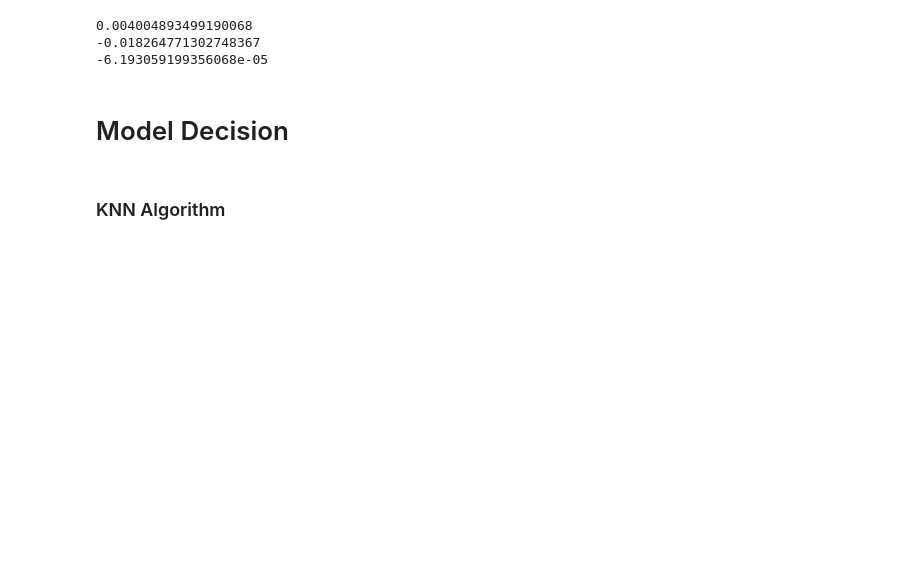
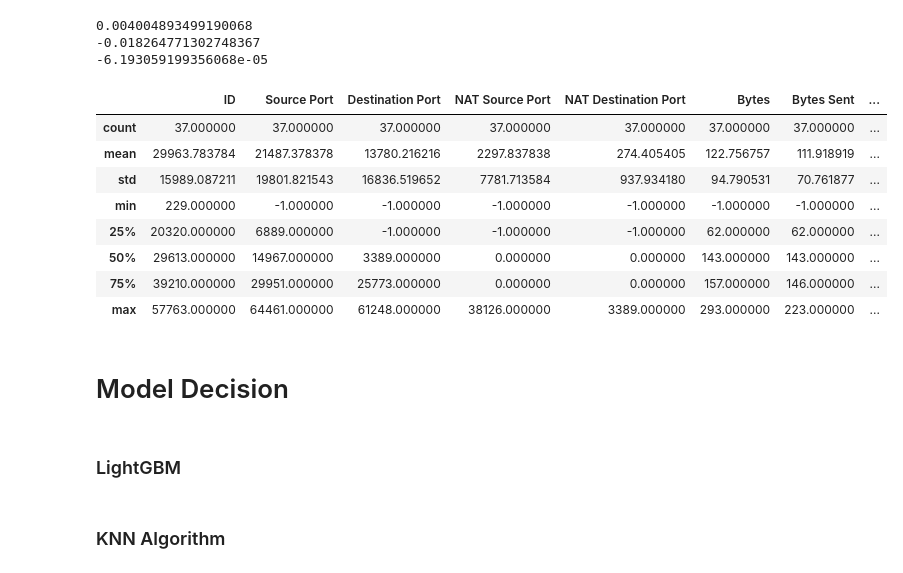
Before and after one commit to hruthiksiva/DataScience-Competitions, a Jupyter notebook: enigma_datathon.ipynb, the cells around one changed output. Drawn from its saved outputs; the diff is of its cells as text; code cells hidden in the pictures; blank space fills up the shorter version.

```diff
--- a/enigma_datathon.ipynb
+++ b/enigma_datathon.ipynb
@@ -55,0 +197,3 @@ memory usage: 4.5+ MB
+# %%
+for i in df.columns:
+  print(df[df[i].isnull()].shape)
@@ -70,3 +227,6 @@ pkts_sent               9203
 pkts_received           9159
 Action                     0
 dtype: int64
+# %%
+df=pd.read_csv('train1.csv')
+df2=pd.read_csv('test1.csv')
@@ -90,0 +264,3 @@ Name: Action, dtype: float64
+# %%
+for i in range(len(df)) :
+        df.loc[i,"nancount"]= df.iloc[i].isnull().sum()
@@ -140,5 +328,19 @@ print(df['ID'].corr(df['Action']))
 0.004004893499190068
 -0.018264771302748367
 -6.193059199356068e-05
+# %%
+df[df['Action']==3].describe()
+# %% [output]
+|  | ID | Source Port | Destination Port | NAT Source Port | NAT Destination Port | Bytes | Bytes Sent | ... |
+| count | 37.000000 | 37.000000 | 37.000000 | 37.000000 | 37.000000 | 37.000000 | 37.000000 | ... |
+| mean | 29963.783784 | 21487.378378 | 13780.216216 | 2297.837838 | 274.405405 | 122.756757 | 111.918919 | ... |
+| std | 15989.087211 | 19801.821543 | 16836.519652 | 7781.713584 | 937.934180 | 94.790531 | 70.761877 | ... |
+| min | 229.000000 | -1.000000 | -1.000000 | -1.000000 | -1.000000 | -1.000000 | -1.000000 | ... |
+| 25% | 20320.000000 | 6889.000000 | -1.000000 | -1.000000 | -1.000000 | 62.000000 | 62.000000 | ... |
+| 50% | 29613.000000 | 14967.000000 | 3389.000000 | 0.000000 | 0.000000 | 143.000000 | 143.000000 | ... |
+| 75% | 39210.000000 | 29951.000000 | 25773.000000 | 0.000000 | 0.000000 | 157.000000 | 146.000000 | ... |
+| max | 57763.000000 | 64461.000000 | 61248.000000 | 38126.000000 | 3389.000000 | 293.000000 | 223.000000 | ... |
 # %% [markdown]
 # Model Decision
+# %% [markdown]
+### LightGBM
```
Also changed, not shown: parts of 38 cells of this notebook.
